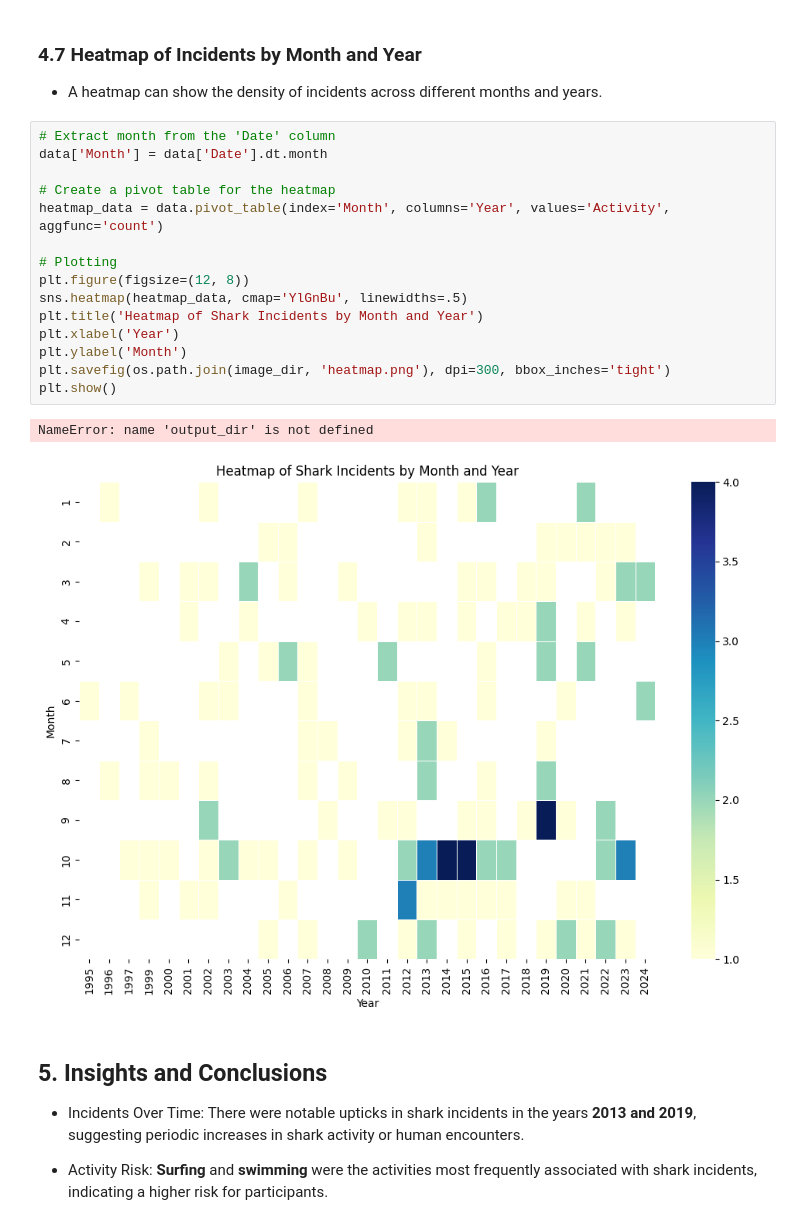
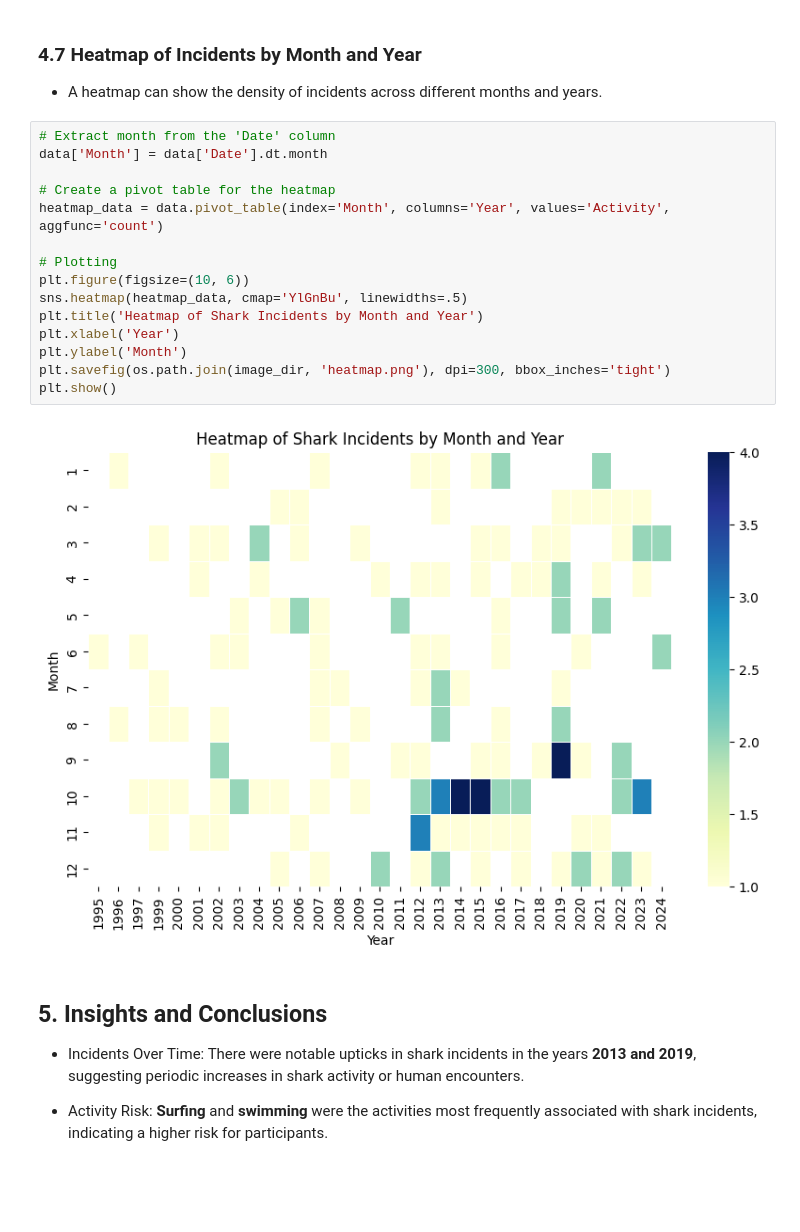
Before and after one commit to mohan-y/hawaii-shark-incident-data-analysis, a Jupyter notebook: hawaii_shark_incident_data_analysis.ipynb, the cells around one changed output. Cells and saved outputs as stored; diff of their text form; blank space fills up the shorter version.

Commit message:
Update heatmap

```diff
--- a/hawaii_shark_incident_data_analysis.ipynb
+++ b/hawaii_shark_incident_data_analysis.ipynb
@@ -325,21 +325,20 @@ plt.show()
 # %%
 # Extract month from the 'Date' column
 data['Month'] = data['Date'].dt.month
 
 # Create a pivot table for the heatmap
 heatmap_data = data.pivot_table(index='Month', columns='Year', values='Activity', aggfunc='count')
 
 # Plotting
-plt.figure(figsize=(12, 8))
+plt.figure(figsize=(10, 6))
 sns.heatmap(heatmap_data, cmap='YlGnBu', linewidths=.5)
 plt.title('Heatmap of Shark Incidents by Month and Year')
 plt.xlabel('Year')
 plt.ylabel('Month')
 plt.savefig(os.path.join(image_dir, 'heatmap.png'), dpi=300, bbox_inches='tight')
 plt.show()
 # %% [output]
-NameError: name 'output_dir' is not defined
-[figure, old version]
+[figure, new version]
 # %% [markdown]
 ## 5. Insights and Conclusions
 
```
Also changed, not shown: 1 other file.
